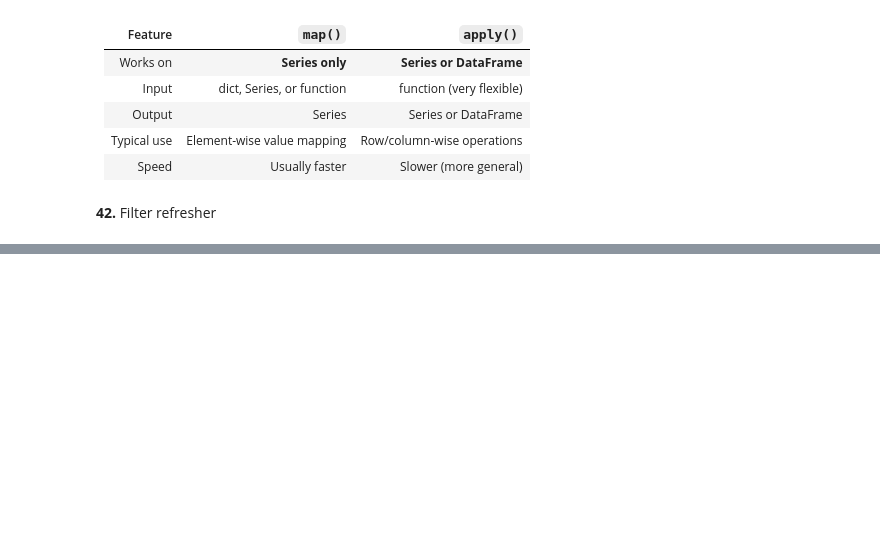
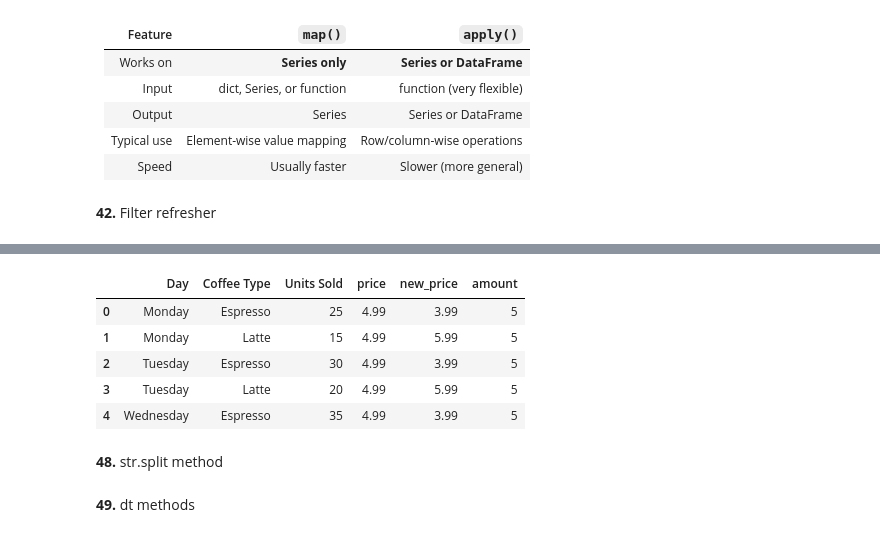
Before and after one commit to KamilMynarski/100-pandas-puzzles, a Jupyter notebook: 100-pandas-excercises-with-solutions.ipynb, the cells around one changed output, grey strips where cells are left out. Drawn from its saved outputs; the diff is of its cells as text; code cells hidden in the pictures; blank space fills up the shorter version.

```diff
--- a/100-pandas-excercises-with-solutions.ipynb
+++ b/100-pandas-excercises-with-solutions.ipynb
@@ -547,0 +658,14 @@ df_rows = df.filter(items=[0, 2], axis=0)
+# %%
+#to avoid it use copy function
+coffee_new = coffee.copy()
+coffee_new['storage'] = 1
+coffee.head()
+# %% [output]
+|  | Day | Coffee Type | Units Sold | price | new_price | amount |
+| 0 | Monday | Espresso | 25 | 4.99 | 3.99 | 5 |
+| 1 | Monday | Latte | 15 | 4.99 | 5.99 | 5 |
+| 2 | Tuesday | Espresso | 30 | 4.99 | 3.99 | 5 |
+| 3 | Tuesday | Latte | 20 | 4.99 | 5.99 | 5 |
+| 4 | Wednesday | Espresso | 35 | 4.99 | 3.99 | 5 |
+# %% [markdown]
+**48.** str.split method
@@ -547,0 +680,2 @@ df_rows = df.filter(items=[0, 2], axis=0)
+# %% [markdown]
+**49.** dt methods
```
Also changed, not shown: parts of 37 cells of this notebook, 1 other file.
